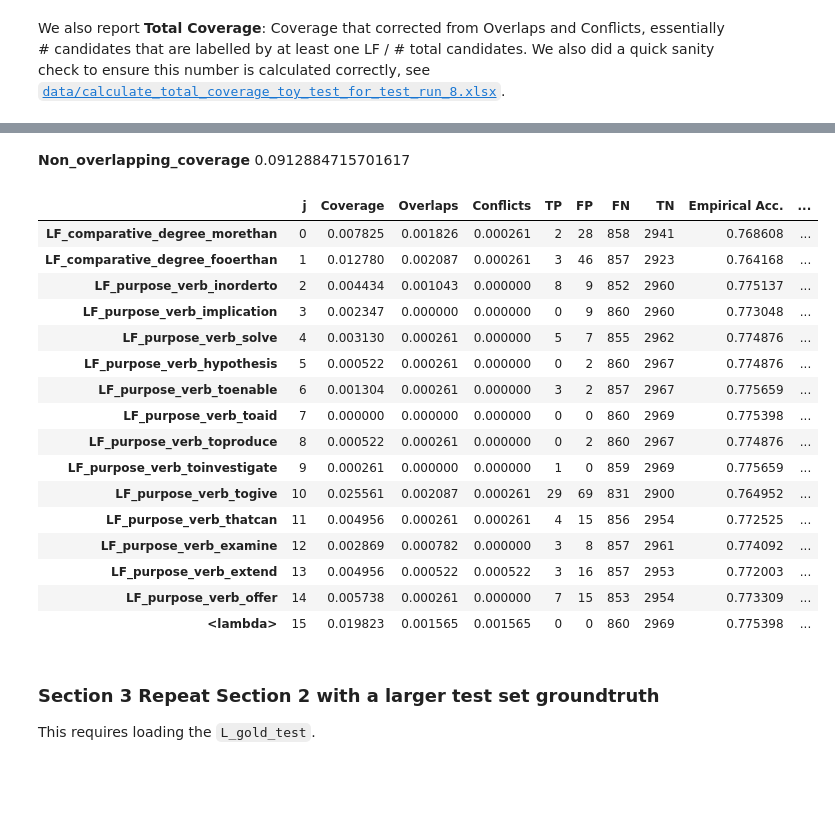
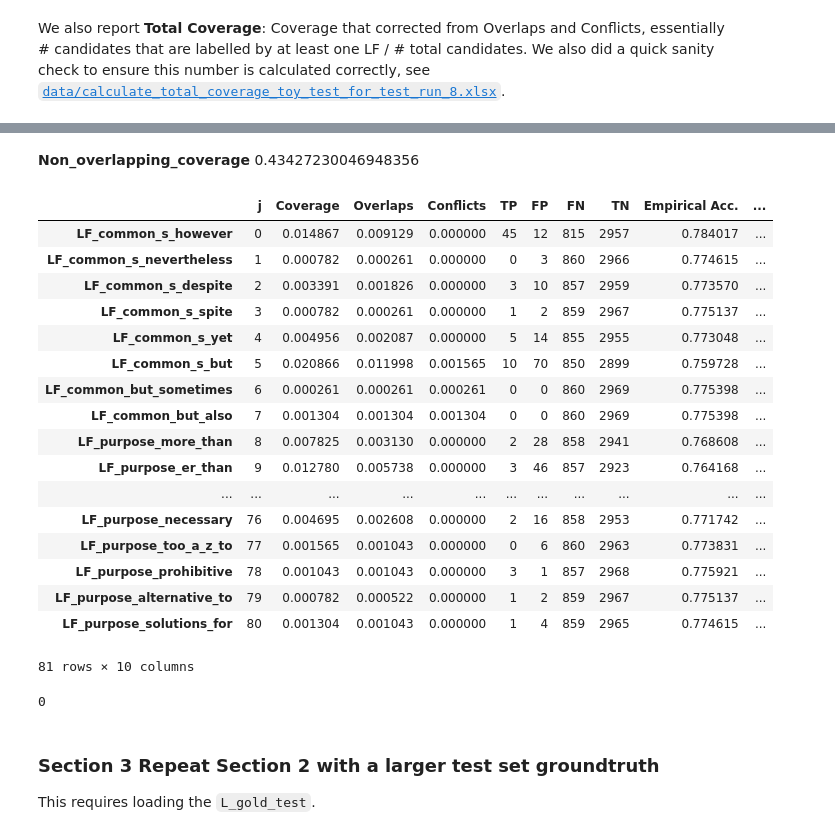
Before and after one commit to xeniaqian94/snorkel, a Jupyter notebook: abstractnet/testrun/Test_Run_8_Calculating_Coverage_and_Position_Aware_LF.ipynb, the cells around one changed output, grey strips where cells are left out. Drawn from its saved outputs; the diff is of its cells as text; code cells hidden in the pictures; blank space fills up the shorter version.

Commit message:
add more LF; defined LF in for loop without unnecessary naming effort; removed util_common_default.py and merge it into util_purpose_default.py, see comments

```diff
--- a/abstractnet/testrun/Test_Run_8_Calculating_Coverage_and_Position_Aware_LF.ipynb
+++ b/abstractnet/testrun/Test_Run_8_Calculating_Coverage_and_Position_Aware_LF.ipynb
@@ -295,3 +305,12 @@ purpose_LFs+=[negate(LF_mechanism_verb_introduce), negate(LF_mechanism_verb_prop
 # L_purpose_train = L_train
 
 # print(L_purpose_train.lf_stats(session))
+
+common_LFs=None
+from LF.util_purpose_default import common_LFs,purpose_LFs
+
+print(common_LFs[0].__name__)
+print(common_LFs[0](train_segments[1]))
+
+print(purpose_LFs[0].__name__)
+print(purpose_LFs[0](train_segments[1]))
@@ -326,7 +359,14 @@ from snorkel.annotations import LabelAnnotator
 np.random.seed(1701)
 
 # input(type(labeler))
-labeler = LabelAnnotator(lfs=purpose_LFs)
+
+# labeler = LabelAnnotator(lfs=purpose_LFs)
+
+## temporarily changed to lf_names
+# labeler = LabelAnnotator(lfs=[lf_names['LF_comparative_degree_morethan_nameeee'],lf_names['LF_comparative_degree_fooerthan_nameeee']])
+labeler = LabelAnnotator(lfs=common_LFs+purpose_LFs)
+
+
 # labeler.clear(session,split=1)
 %time L_dev = labeler.apply(split=1)
 # _ = gen_model.error_analysis(session, L_dev, L_gold_dev,set_unlabeled_as_neg=False)
@@ -336,7 +376,7 @@ labeler = LabelAnnotator(lfs=purpose_LFs)
 
 # print(total_coverage(L_dev))
 printmd("**Non_overlapping_coverage**  "+str(L_dev.non_overlapping_coverage()))
-L_dev.lf_stats(session, L_gold_dev,set_unlabeled_as_neg=True)
+L_dev.lf_stats(session, L_gold_dev,set_unlabeled_as_neg=True,csv_path="data/L_dev_df_for_coverage_most_recent.csv")
 # %% [output]
 cids_count 3834
 key_group 0
@@ -349,21 +389,27 @@ Wall time: 20.2 s
-**Non_overlapping_coverage**  0.0912884715701617
+**Non_overlapping_coverage**  0.43427230046948356
 |  | j | Coverage | Overlaps | Conflicts | TP | FP | FN | TN | Empirical Acc. | ... |
-| LF_comparative_degree_morethan | 0 | 0.007825 | 0.001826 | 0.000261 | 2 | 28 | 858 | 2941 | 0.768608 | ... |
-| LF_comparative_degree_fooerthan | 1 | 0.012780 | 0.002087 | 0.000261 | 3 | 46 | 857 | 2923 | 0.764168 | ... |
-| LF_purpose_verb_inorderto | 2 | 0.004434 | 0.001043 | 0.000000 | 8 | 9 | 852 | 2960 | 0.775137 | ... |
-| LF_purpose_verb_implication | 3 | 0.002347 | 0.000000 | 0.000000 | 0 | 9 | 860 | 2960 | 0.773048 | ... |
-| LF_purpose_verb_solve | 4 | 0.003130 | 0.000261 | 0.000000 | 5 | 7 | 855 | 2962 | 0.774876 | ... |
-| LF_purpose_verb_hypothesis | 5 | 0.000522 | 0.000261 | 0.000000 | 0 | 2 | 860 | 2967 | 0.774876 | ... |
-| LF_purpose_verb_toenable | 6 | 0.001304 | 0.000261 | 0.000000 | 3 | 2 | 857 | 2967 | 0.775659 | ... |
-| LF_purpose_verb_toaid | 7 | 0.000000 | 0.000000 | 0.000000 | 0 | 0 | 860 | 2969 | 0.775398 | ... |
-| LF_purpose_verb_toproduce | 8 | 0.000522 | 0.000261 | 0.000000 | 0 | 2 | 860 | 2967 | 0.774876 | ... |
-| LF_purpose_verb_toinvestigate | 9 | 0.000261 | 0.000000 | 0.000000 | 1 | 0 | 859 | 2969 | 0.775659 | ... |
-| LF_purpose_verb_togive | 10 | 0.025561 | 0.002087 | 0.000261 | 29 | 69 | 831 | 2900 | 0.764952 | ... |
-| LF_purpose_verb_thatcan | 11 | 0.004956 | 0.000261 | 0.000261 | 4 | 15 | 856 | 2954 | 0.772525 | ... |
-| LF_purpose_verb_examine | 12 | 0.002869 | 0.000782 | 0.000000 | 3 | 8 | 857 | 2961 | 0.774092 | ... |
-| LF_purpose_verb_extend | 13 | 0.004956 | 0.000522 | 0.000522 | 3 | 16 | 857 | 2953 | 0.772003 | ... |
-| LF_purpose_verb_offer | 14 | 0.005738 | 0.000261 | 0.000000 | 7 | 15 | 853 | 2954 | 0.773309 | ... |
-| <lambda> | 15 | 0.019823 | 0.001565 | 0.001565 | 0 | 0 | 860 | 2969 | 0.775398 | ... |
+| LF_common_s_however | 0 | 0.014867 | 0.009129 | 0.000000 | 45 | 12 | 815 | 2957 | 0.784017 | ... |
+| LF_common_s_nevertheless | 1 | 0.000782 | 0.000261 | 0.000000 | 0 | 3 | 860 | 2966 | 0.774615 | ... |
+| LF_common_s_despite | 2 | 0.003391 | 0.001826 | 0.000000 | 3 | 10 | 857 | 2959 | 0.773570 | ... |
+| LF_common_s_spite | 3 | 0.000782 | 0.000261 | 0.000000 | 1 | 2 | 859 | 2967 | 0.775137 | ... |
+| LF_common_s_yet | 4 | 0.004956 | 0.002087 | 0.000000 | 5 | 14 | 855 | 2955 | 0.773048 | ... |
+| LF_common_s_but | 5 | 0.020866 | 0.011998 | 0.001565 | 10 | 70 | 850 | 2899 | 0.759728 | ... |
+| LF_common_but_sometimes | 6 | 0.000261 | 0.000261 | 0.000261 | 0 | 0 | 860 | 2969 | 0.775398 | ... |
+| LF_common_but_also | 7 | 0.001304 | 0.001304 | 0.001304 | 0 | 0 | 860 | 2969 | 0.775398 | ... |
+| LF_purpose_more_than | 8 | 0.007825 | 0.003130 | 0.000000 | 2 | 28 | 858 | 2941 | 0.768608 | ... |
+| LF_purpose_er_than | 9 | 0.012780 | 0.005738 | 0.000000 | 3 | 46 | 857 | 2923 | 0.764168 | ... |
+| ... | ... | ... | ... | ... | ... | ... | ... | ... | ... | ... |
+| LF_purpose_necessary | 76 | 0.004695 | 0.002608 | 0.000000 | 2 | 16 | 858 | 2953 | 0.771742 | ... |
+| LF_purpose_too_a_z_to | 77 | 0.001565 | 0.001043 | 0.000000 | 0 | 6 | 860 | 2963 | 0.773831 | ... |
+| LF_purpose_prohibitive | 78 | 0.001043 | 0.001043 | 0.000000 | 3 | 1 | 857 | 2968 | 0.775921 | ... |
+| LF_purpose_alternative_to | 79 | 0.000782 | 0.000522 | 0.000000 | 1 | 2 | 859 | 2967 | 0.775137 | ... |
+| LF_purpose_solutions_for | 80 | 0.001304 | 0.001043 | 0.000000 | 1 | 4 | 859 | 2965 | 0.774615 | ... |
+81 rows × 10 columns
+# %%
+common_LFs[-1](train_segments[0])
+# train_segments[0]
+# %% [output]
+0
 # %% [markdown]
 ### Section 3 Repeat Section 2 with a larger test set groundtruth
 
```
Also changed, not shown: parts of 10 cells of this notebook, 5 other files.
